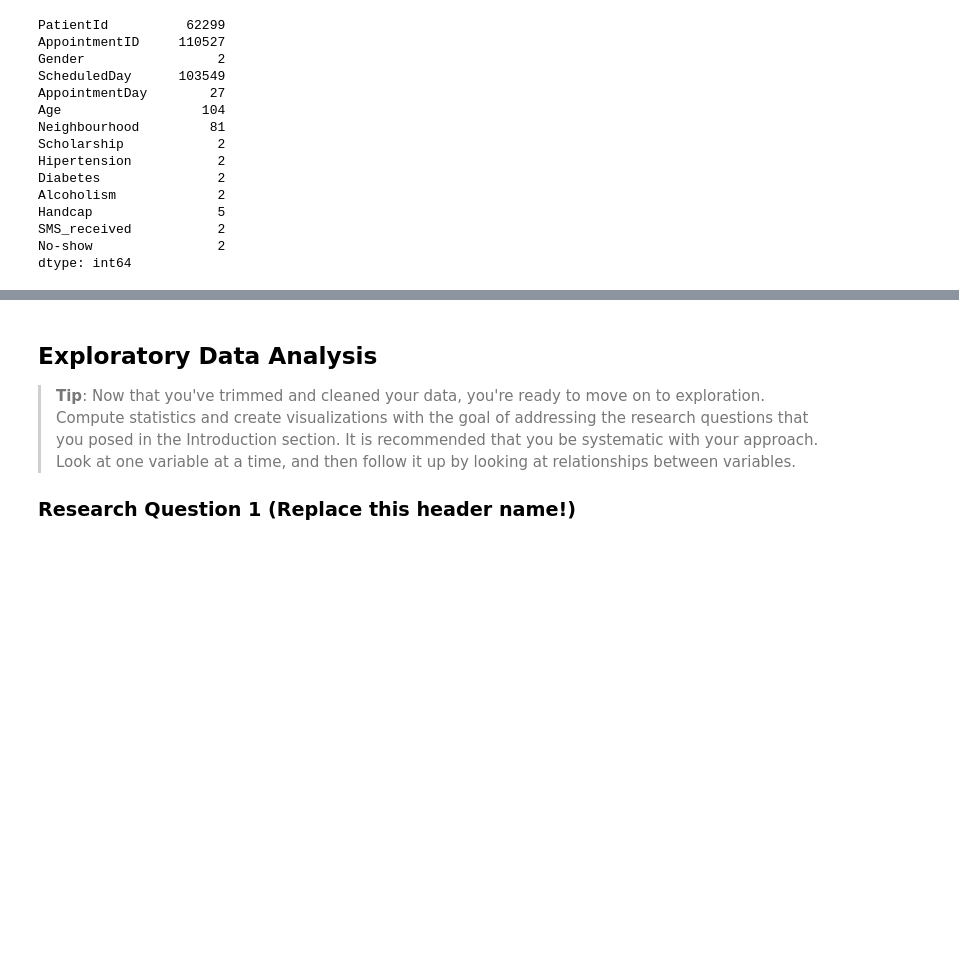
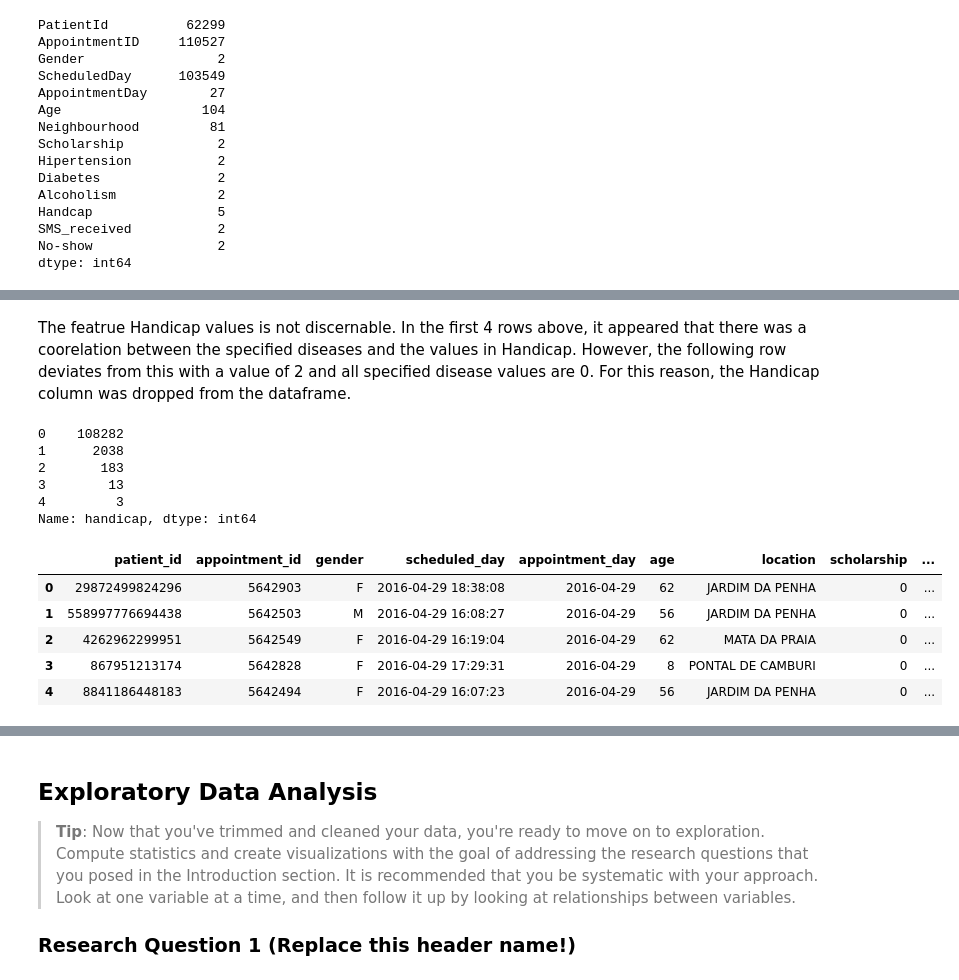
Before and after one commit to YousefKJM/P2-Investigate-a-Dataset, a Jupyter notebook: Investigate_a_Dataset.ipynb, the cells around one changed output, grey strips where cells are left out. Drawn from its saved outputs; the diff is of its cells as text; code cells hidden in the pictures; blank space fills up the shorter version.

```diff
--- a/Investigate_a_Dataset.ipynb
+++ b/Investigate_a_Dataset.ipynb
@@ -158,0 +191,9 @@ df.describe()
+# %%
+# convert patient_id from float to int64.
+# df['patient_id'].value_counts()
+df_v0 = df
+df_v0['patient_id'] = df_v0['patient_id'].astype('int64')
+
+#confirm changes
+df_v0.head(1)
+# df['patient_id'].value_counts()
@@ -158,0 +203,7 @@ df.describe()
+# %%
+#convert scheduled_day and appointment_day from objects to datetime
+df_v0['scheduled_day'] = pd.to_datetime(df_v0['scheduled_day'])
+df_v0['appointment_day'] = pd.to_datetime(df_v0['appointment_day'])
+
+#confirm changes
+df_v0.head(1)
@@ -158,0 +270,9 @@ df.describe()
+# %%
+#Locate rows with age below 0 or above 100.
+outAge = df_v0.loc[(df_v0['age'] < 0) | (df_v0['age'] > 100)]
+# %%
+#Drop rows with Age below 0 and above 100.
+df_v0.drop(outAge.index, axis=0, inplace=True)
+
+#confirm chnage
+df_v0.loc[(df_v0['age'] < 0) | (df_v0['age'] > 100)].count()
@@ -158,0 +295,25 @@ df.describe()
+# %% [markdown]
+The featrue Handicap values is not discernable. In the first 4 rows above, it appeared that there was a coorelation between the specified diseases and the values in Handicap. However, the following row deviates from this with a value of 2 and all specified disease values are 0. For this reason, the Handicap column was dropped from the dataframe.
+# %%
+#Check values stored in Handicap and the total of those values.
+df_v0['handicap'].value_counts()
+# %% [output]
+0    108282
+1      2038
+2       183
+3        13
+4         3
+Name: handicap, dtype: int64
+# %%
+#removing Handicap from the dataframe
+df_v0.drop(['handicap'], axis=1, inplace=True)
+
+#confirm change
+df_v0.head()
+# %% [output]
+|  | patient_id | appointment_id | gender | scheduled_day | appointment_day | age | location | scholarship | ... |
+| 0 | 29872499824296 | 5642903 | F | 2016-04-29 18:38:08 | 2016-04-29 | 62 | JARDIM DA PENHA | 0 | ... |
+| 1 | 558997776694438 | 5642503 | M | 2016-04-29 16:08:27 | 2016-04-29 | 56 | JARDIM DA PENHA | 0 | ... |
+| 2 | 4262962299951 | 5642549 | F | 2016-04-29 16:19:04 | 2016-04-29 | 62 | MATA DA PRAIA | 0 | ... |
+| 3 | 867951213174 | 5642828 | F | 2016-04-29 17:29:31 | 2016-04-29 | 8 | PONTAL DE CAMBURI | 0 | ... |
+| 4 | 8841186448183 | 5642494 | F | 2016-04-29 16:07:23 | 2016-04-29 | 56 | JARDIM DA PENHA | 0 | ... |
```
Also changed, not shown: parts of 19 cells of this notebook, 1 other file.
